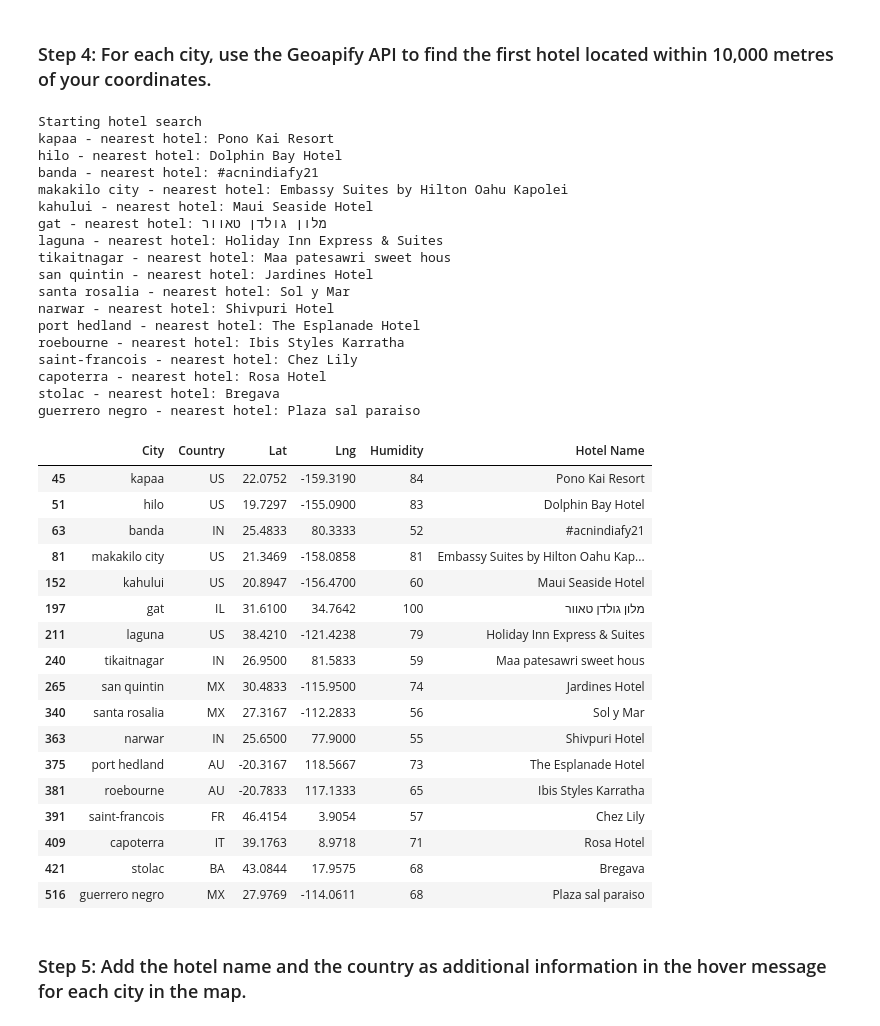
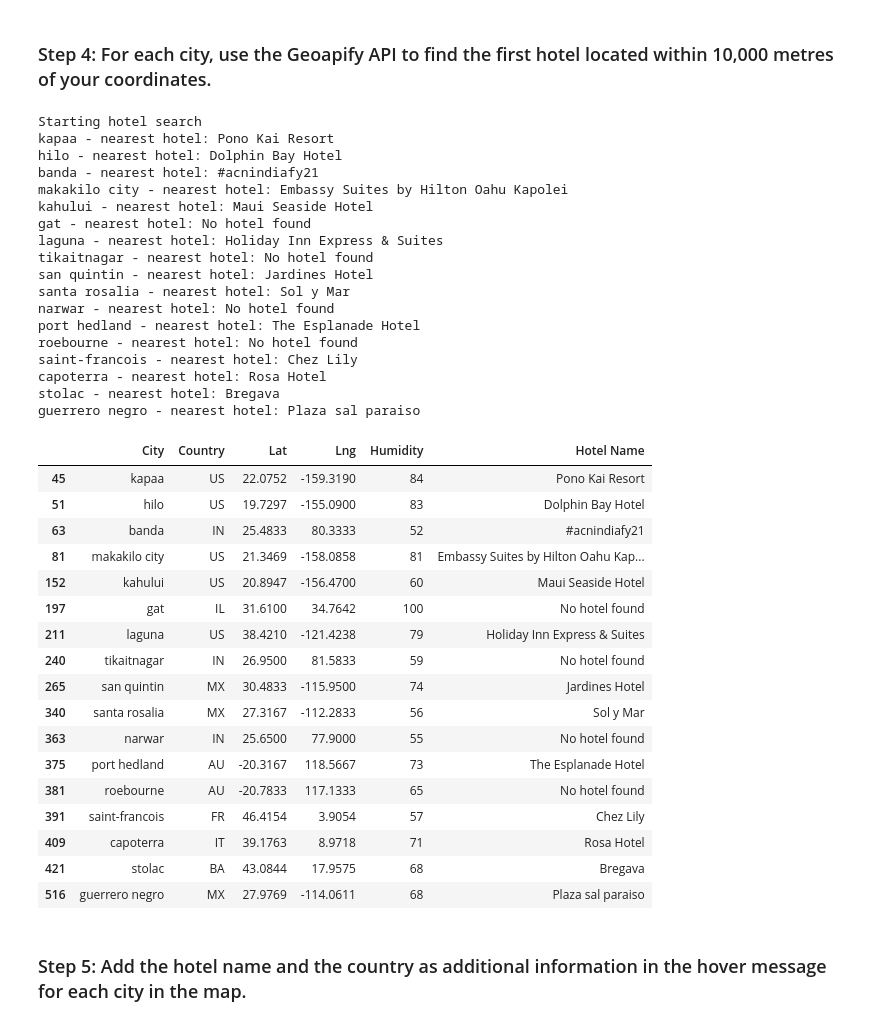
Before and after one commit to flormartinaus/API-Challenge, a Jupyter notebook: starter_code/VacationPy.ipynb, the cells around one changed output. Cells and saved outputs as stored; diff of their text form; code cells hidden in the pictures.

```diff
--- a/starter_code/VacationPy.ipynb
+++ b/starter_code/VacationPy.ipynb
@@ -113,7 +109,7 @@ print(hotel_df.head())
 # %%
 # Set parameters to search for a hotel
 
-radius = 100000
+radius = 10000
 categories = "accommodation.hotel"
 apiKey = geoapify_key
 
@@ -136,6 +132,7 @@ for index, row in hotel_df.iterrows():
 
     # Add filter and bias parameters with the current city's latitude and longitude to the params dictionary
     params["bias"] = f"proximity:{lng},{lat}"
+    params["filter"] = f"circle:{lng},{lat},{radius}"
 
     # Make an API request using the params dictionary
     response = requests.get(base_url, params=params).json()
@@ -146,45 +143,45 @@ for index, row in hotel_df.iterrows():
     except (KeyError, IndexError):
         # If no hotel is found, set the hotel name as "No hotel found".
         hotel_df.loc[index, "Hotel Name"] = "No hotel found"
 
     # Log the search results
     print(f"{hotel_df.loc[index, 'City']} - nearest hotel: {hotel_df.loc[index, 'Hotel Name']}")
 
 # Display sample data
 hotel_df
 # %% [output]
 Starting hotel search
 kapaa - nearest hotel: Pono Kai Resort
 hilo - nearest hotel: Dolphin Bay Hotel
 banda - nearest hotel: #acnindiafy21
 makakilo city - nearest hotel: Embassy Suites by Hilton Oahu Kapolei
 kahului - nearest hotel: Maui Seaside Hotel
-gat - nearest hotel: מלון גולדן טאוור
+gat - nearest hotel: No hotel found
 laguna - nearest hotel: Holiday Inn Express & Suites
-tikaitnagar - nearest hotel: Maa patesawri sweet hous
+tikaitnagar - nearest hotel: No hotel found
 san quintin - nearest hotel: Jardines Hotel
 santa rosalia - nearest hotel: Sol y Mar
-narwar - nearest hotel: Shivpuri Hotel
+narwar - nearest hotel: No hotel found
 port hedland - nearest hotel: The Esplanade Hotel
-roebourne - nearest hotel: Ibis Styles Karratha
+roebourne - nearest hotel: No hotel found
 saint-francois - nearest hotel: Chez Lily
 capoterra - nearest hotel: Rosa Hotel
 stolac - nearest hotel: Bregava
 guerrero negro - nearest hotel: Plaza sal paraiso
 |  | City | Country | Lat | Lng | Humidity | Hotel Name |
 | 45 | kapaa | US | 22.0752 | -159.3190 | 84 | Pono Kai Resort |
 | 51 | hilo | US | 19.7297 | -155.0900 | 83 | Dolphin Bay Hotel |
 | 63 | banda | IN | 25.4833 | 80.3333 | 52 | #acnindiafy21 |
 | 81 | makakilo city | US | 21.3469 | -158.0858 | 81 | Embassy Suites by Hilton Oahu Kap... |
 | 152 | kahului | US | 20.8947 | -156.4700 | 60 | Maui Seaside Hotel |
-| 197 | gat | IL | 31.6100 | 34.7642 | 100 | מלון גולדן טאוור |
+| 197 | gat | IL | 31.6100 | 34.7642 | 100 | No hotel found |
 | 211 | laguna | US | 38.4210 | -121.4238 | 79 | Holiday Inn Express & Suites |
-| 240 | tikaitnagar | IN | 26.9500 | 81.5833 | 59 | Maa patesawri sweet hous |
+| 240 | tikaitnagar | IN | 26.9500 | 81.5833 | 59 | No hotel found |
 | 265 | san quintin | MX | 30.4833 | -115.9500 | 74 | Jardines Hotel |
 | 340 | santa rosalia | MX | 27.3167 | -112.2833 | 56 | Sol y Mar |
-| 363 | narwar | IN | 25.6500 | 77.9000 | 55 | Shivpuri Hotel |
+| 363 | narwar | IN | 25.6500 | 77.9000 | 55 | No hotel found |
 | 375 | port hedland | AU | -20.3167 | 118.5667 | 73 | The Esplanade Hotel |
-| 381 | roebourne | AU | -20.7833 | 117.1333 | 65 | Ibis Styles Karratha |
+| 381 | roebourne | AU | -20.7833 | 117.1333 | 65 | No hotel found |
 | 391 | saint-francois | FR | 46.4154 | 3.9054 | 57 | Chez Lily |
 | 409 | capoterra | IT | 39.1763 | 8.9718 | 71 | Rosa Hotel |
 | 421 | stolac | BA | 43.0844 | 17.9575 | 68 | Bregava |
```
Also changed, not shown: parts of 3 cells of this notebook.
